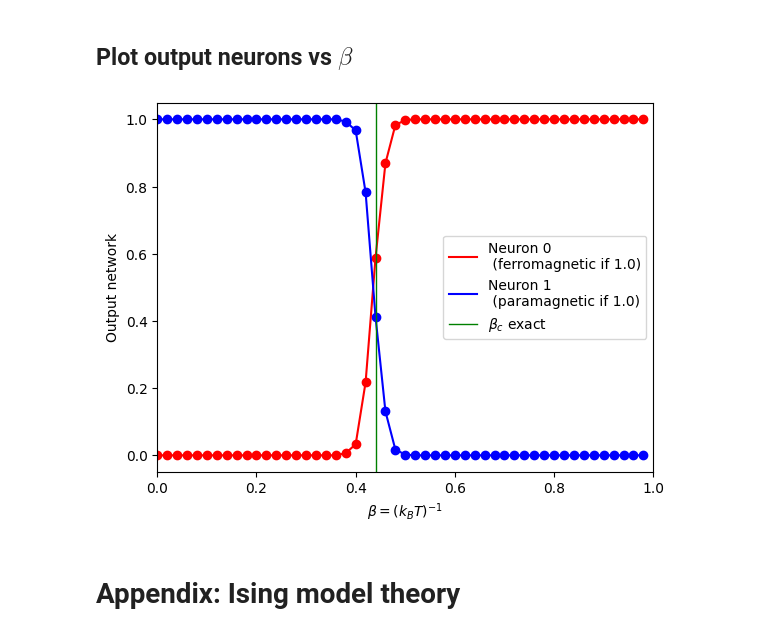
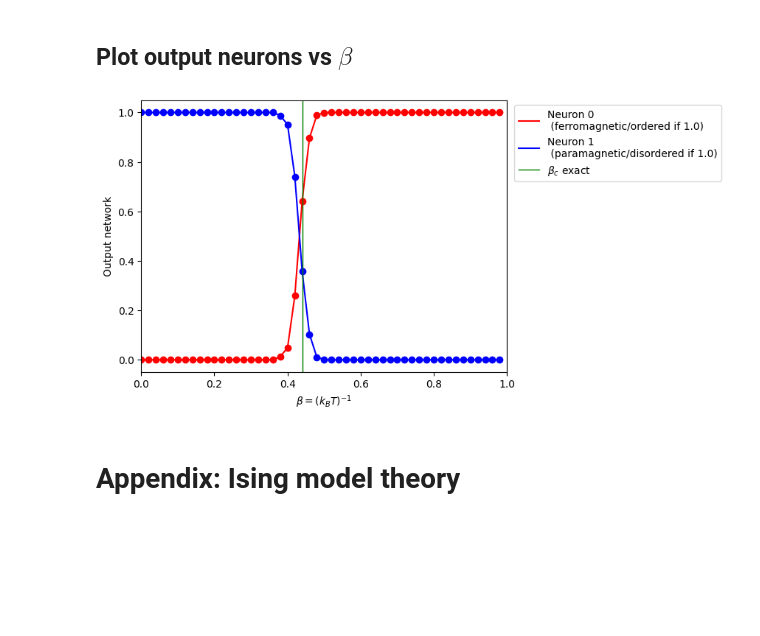
Before and after one commit to IrisFDTD/AI-UNIZAR-course, a Jupyter notebook: ising_model/ai_unizar_course_ising_model.ipynb, the cells around one changed output. Drawn from its saved outputs; the diff is of its cells as text; code cells hidden in the pictures; blank space fills up the shorter version.

Commit message:
update conv2d

```diff
--- a/ising_model/ai_unizar_course_ising_model.ipynb
+++ b/ising_model/ai_unizar_course_ising_model.ipynb
@@ -138,17 +137,17 @@ file_config = 'ising_configurations.csv'
 file_temp   = 'temperatures.csv'
 # %%
 # Read beta (temperatures)
-ising_betas = np.array(upload_file(file_temp))
-print(ising_betas.shape)
+ising_betas = upload_file(file_temp)
+print("Temperature data set shape=",ising_betas.shape)
 
 # Read spin configurations
-ising_configs = np.array(upload_file(file_config))
-print(ising_configs.shape)
+ising_configs = upload_file(file_config)
+print("Configuration data set shape=",ising_configs.shape)
 
 # Describe datasets
 nconfiguraciones = ising_configs.shape[0]
 nspines = ising_configs.shape[1]
 print('Number of configurations:', nconfiguraciones)
-print('Number of total atoms:', nspines)
-#print('Number of different temperatures:', np.unique(ising_betas))
+print('Total number of spins:', nspines)
+print('Number of different temperatures:', np.unique(ising_betas))
 # %% [output]
@@ -248,7 +239,6 @@ Setup of Tensorflow model
 '''
 print(x_train.shape)
 x_train=x_train.reshape((len(x_train),L,L,1))
-#x_val=x_val.reshape((len(x_val),L,L,1))
 print(x_train.shape)
 
 img_cols=x_train.shape[1]
@@ -257,8 +247,10 @@ input_shape = (img_cols,img_rows,1)
 
 model = Sequential()
 #----------------------------- CONV2D
-model.add(Conv2D(32,kernel_size=(3, 3),activation='relu',\
-                  input_shape=input_shape))
+model.add(Conv2D(32,
+                 kernel_size=(3, 3),
+                 activation='relu',
+                 input_shape=input_shape))
 model.add(MaxPooling2D((2,2)))
 model.add(Conv2D(64, (3, 3), activation='relu'))
 model.add(MaxPooling2D((2,2)))
@@ -267,11 +259,14 @@ model.add(layers.Flatten())
 #------------------------------CONV2D
 model.add(layers.Dense(50, activation='relu')) # new dense layer added
 model.add(layers.Dense(nlabels, activation='softmax'))
+
 model.compile(loss='categorical_crossentropy',optimizer='Adam',metrics=['accuracy'])
 
 model.summary()
 
-history=model.fit(x_train,y1h_train,epochs=epochs,batch_size=mini_batch_size,\
+history=model.fit(x_train,y1h_train,
+                  epochs=epochs,
+                  batch_size=mini_batch_size,
                   verbose=1)
 # %% [output]
 Neurons on the input layer = 400
@@ -347,21 +343,21 @@ predict1=np.array(predict1)
 # %%
 # Numerical beta_c
 beta_c=0.4406
+x_beta=np.unique(y_test)
 
 # Plot the results
-x_beta=np.unique(y_test)
 plt.scatter(x_beta, predict0, c='r')
 plt.scatter(x_beta, predict1, c='b')
-plt.plot(x_beta, predict0, c='r', label = 'Neuron 0 \n (ferromagnetic if 1.0)')
-plt.plot(x_beta, predict1, c='b', label = 'Neuron 1 \n (paramagnetic if 1.0)')
+plt.plot(x_beta, predict0, c='r', label = 'Neuron 0 \n (ferromagnetic/ordered if 1.0)')
+plt.plot(x_beta, predict1, c='b', label = 'Neuron 1 \n (paramagnetic/disordered if 1.0)')
 plt.xlabel(r'$\beta=(k_B T)^{-1}$')
 plt.ylabel("Output network")
 plt.axvline(x=beta_c, linewidth=1, color='g', label = r'$\beta_c$ exact')
-plt.legend()
+plt.legend(loc='upper right', bbox_to_anchor=(1.6, 1.0))
 plt.xlim(0.0, 1.0)
 plt.show()
 # %% [output]
-[figure, old version]
+[figure, new version]
 # %% [markdown]
 # Appendix: Ising model theory
 # %% [markdown]
```
Also changed, not shown: parts of 8 cells of this notebook, 2 other files.
